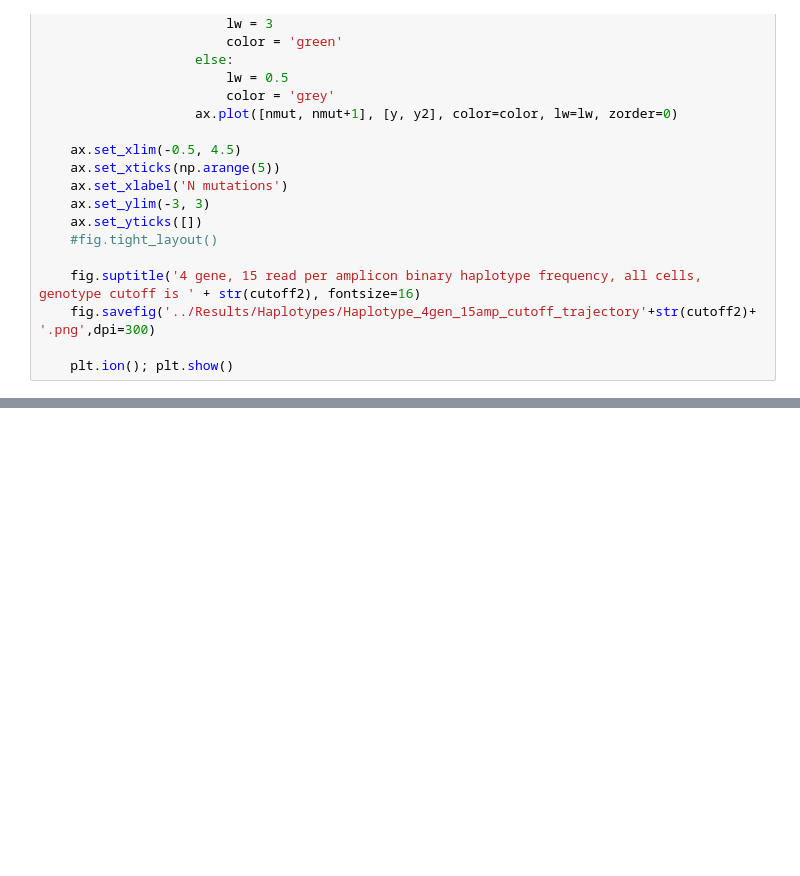
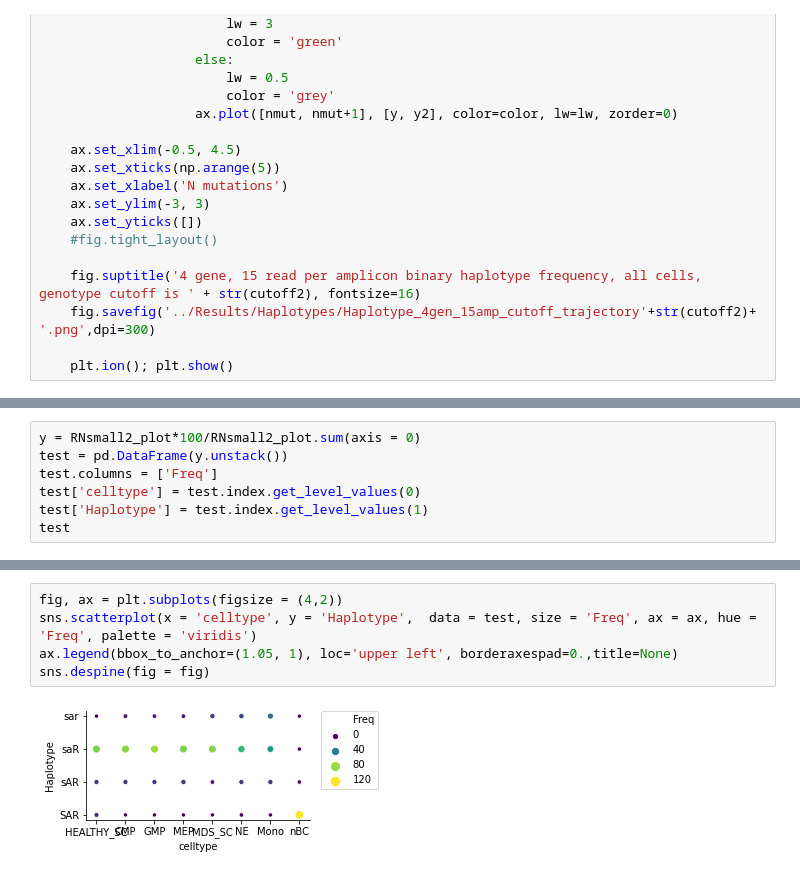
Before and after one commit to AnnatinaSchnegg/AS_amplicons, a Jupyter notebook: Code/Index_Haps-Streamline_combined_index_haps.ipynb, the cells around one changed output, grey strips where cells are left out. Drawn from its saved outputs; the diff is of its cells as text; blank space fills up the shorter version.

```diff
--- a/Code/Index_Haps-Streamline_combined_index_haps.ipynb
+++ b/Code/Index_Haps-Streamline_combined_index_haps.ipynb
@@ -638,0 +716,7 @@ def hap_cube_graph(data):
+# %%
+y = RNsmall2_plot*100/RNsmall2_plot.sum(axis = 0)
+test = pd.DataFrame(y.unstack())
+test.columns = ['Freq']
+test['celltype'] = test.index.get_level_values(0)
+test['Haplotype'] = test.index.get_level_values(1)
+test
@@ -638,0 +742,7 @@ def hap_cube_graph(data):
+# %%
+fig, ax = plt.subplots(figsize = (4,2))
+sns.scatterplot(x = 'celltype', y = 'Haplotype',  data = test, size = 'Freq', ax = ax, hue = 'Freq', palette = 'viridis')
+ax.legend(bbox_to_anchor=(1.05, 1), loc='upper left', borderaxespad=0.,title=None)
+sns.despine(fig = fig)
+# %% [output]
+[figure, added]
```
Also changed, not shown: parts of 14 cells of this notebook, 4 other files.
